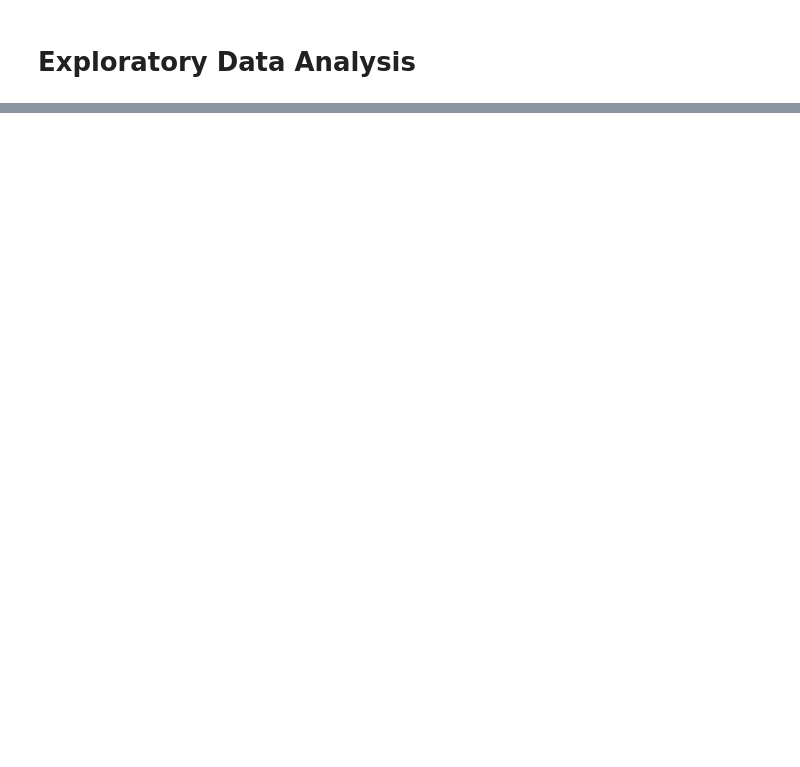
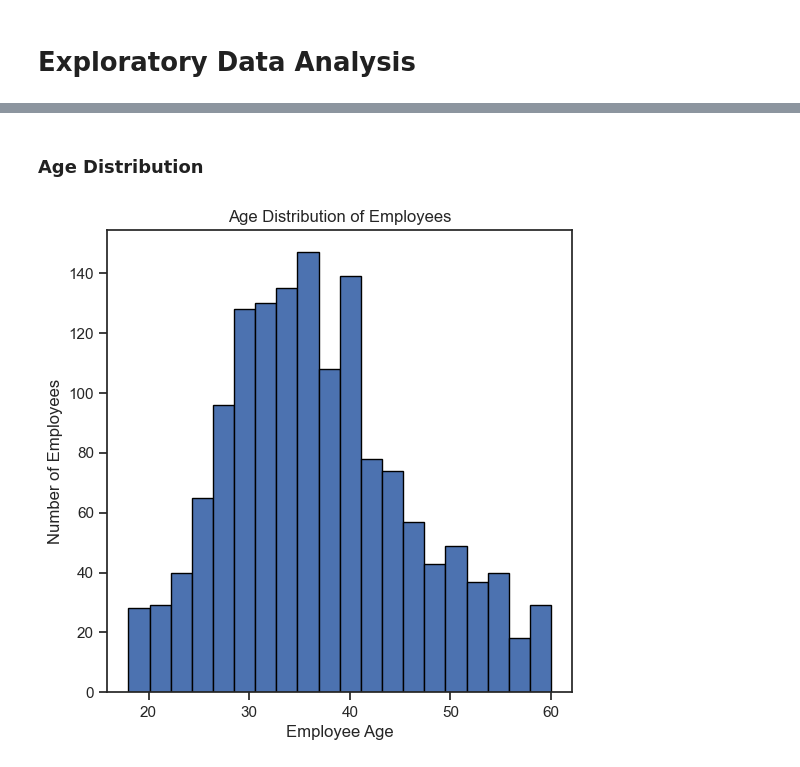
Before and after one commit to matbochenek42/Python-Analysis-of-Employee-Attrition-and-Performance, a Jupyter notebook: 2_EDA.ipynb, the cells around one changed output, grey strips where cells are left out. Drawn from its saved outputs; the diff is of its cells as text; code cells hidden in the pictures; blank space fills up the shorter version.

```diff
--- a/2_EDA.ipynb
+++ b/2_EDA.ipynb
@@ -49,0 +75,16 @@ df.sample(3)
+# %% [markdown]
+### Age Distribution
+# %%
+plt.figure(figsize=(6, 6))
+
+sns.set_theme(style="ticks")
+
+df["Age"].plot(kind="hist", bins=20, edgecolor="black")
+
+plt.title("Age Distribution of Employees")
+plt.xlabel("Employee Age")
+plt.ylabel("Number of Employees")
+
+plt.show()
+# %% [output]
+[figure, added]
```
Also changed, not shown: parts of 14 cells of this notebook, 3 other files.
